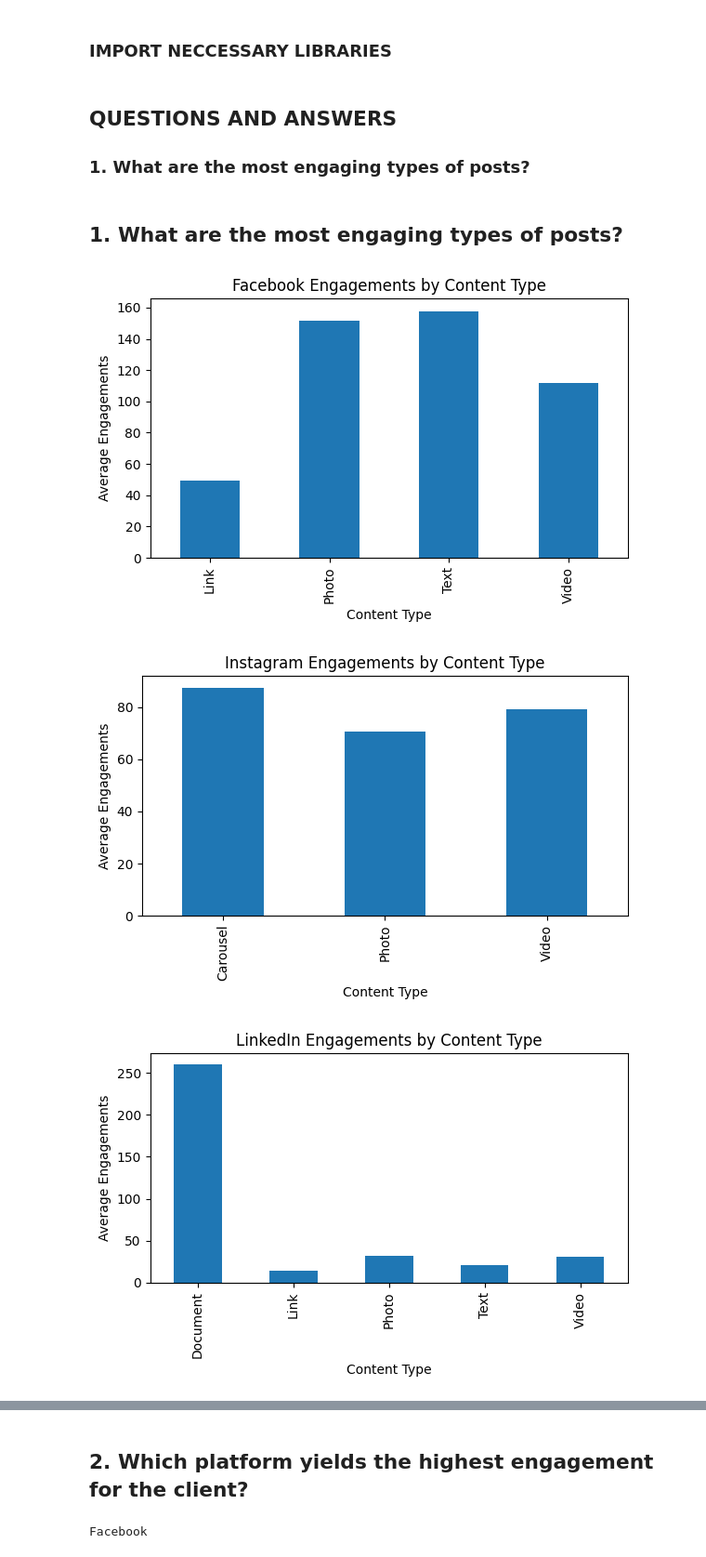
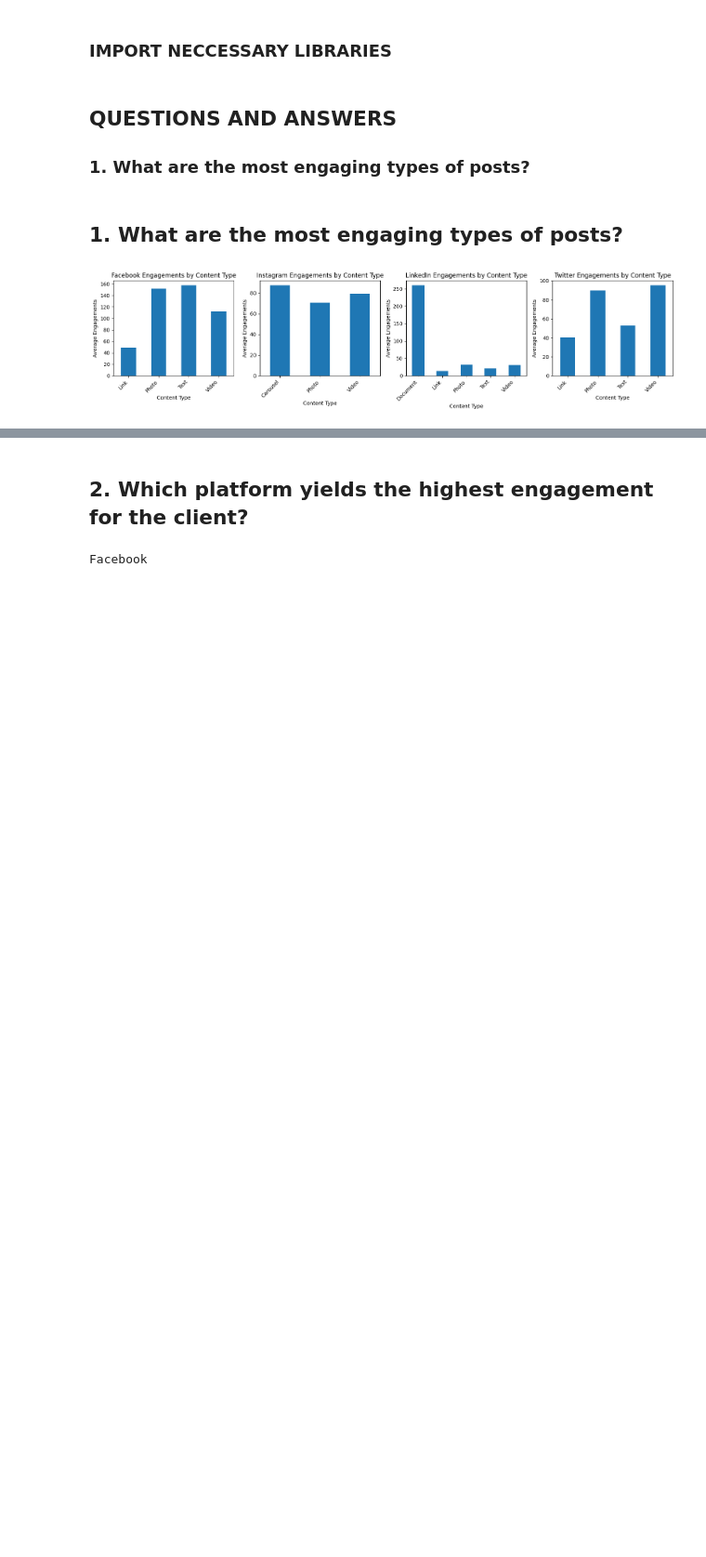
Before and after one commit to kelly146/stanbic, a Jupyter notebook: notebooks/Q&A.ipynb, the cells around one changed output, grey strips where cells are left out. Shown at 93% size. Saved outputs shown, nothing was run; the diff lists cells and outputs as text; code cells hidden in the pictures; blank space fills up the shorter version.

```diff
--- a/notebooks/Q&A.ipynb
+++ b/notebooks/Q&A.ipynb
@@ -35,18 +35,22 @@ for platform, file_path in file_paths.items():
 # %% [markdown]
 ## 1. What are the most engaging types of posts?
 # %%
+# Create a single row of subplots for engagements by content type for each platform
+fig, axes = plt.subplots(1, len(data), figsize=(16, 4))
 
-for platform, platform_data in data.items():
+for i, (platform, platform_data) in enumerate(data.items()):
     engagements_by_type = platform_data.groupby('content_type')['engagements'].mean()
 
-    plt.figure(figsize=(6, 4))
-    engagements_by_type.plot(kind='bar', title=f'{platform} Engagements by Content Type')
-    plt.xlabel('Content Type')
-    plt.ylabel('Average Engagements')
-    plt.tight_layout()
-    plt.savefig(f'{platform}_engagements_by_type.png')
-    plt.show()
+    # Use the current subplot
+    ax = axes[i]
+
+    engagements_by_type.plot(kind='bar', ax=ax, title=f'{platform} Engagements by Content Type')
+    ax.set_xlabel('Content Type')
+    ax.set_ylabel('Average Engagements')
+    ax.set_xticklabels(engagements_by_type.index, rotation=45, ha='right')  # Rotate x-axis labels for better readability
+
+plt.tight_layout()
+plt.savefig('engagements_by_type.png')
+plt.show()
 # %% [output]
-[figure, old version]
+[figure, new version]
-[figure, removed]
-[figure, removed]
```
Also changed, not shown: parts of 6 cells of this notebook, 27 other files.
